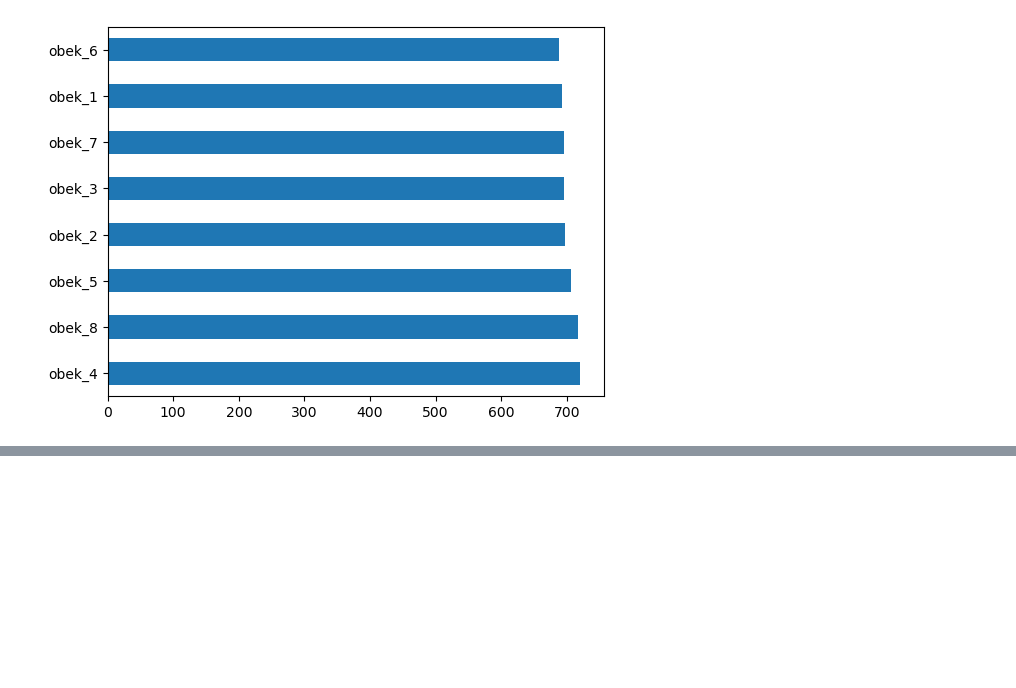
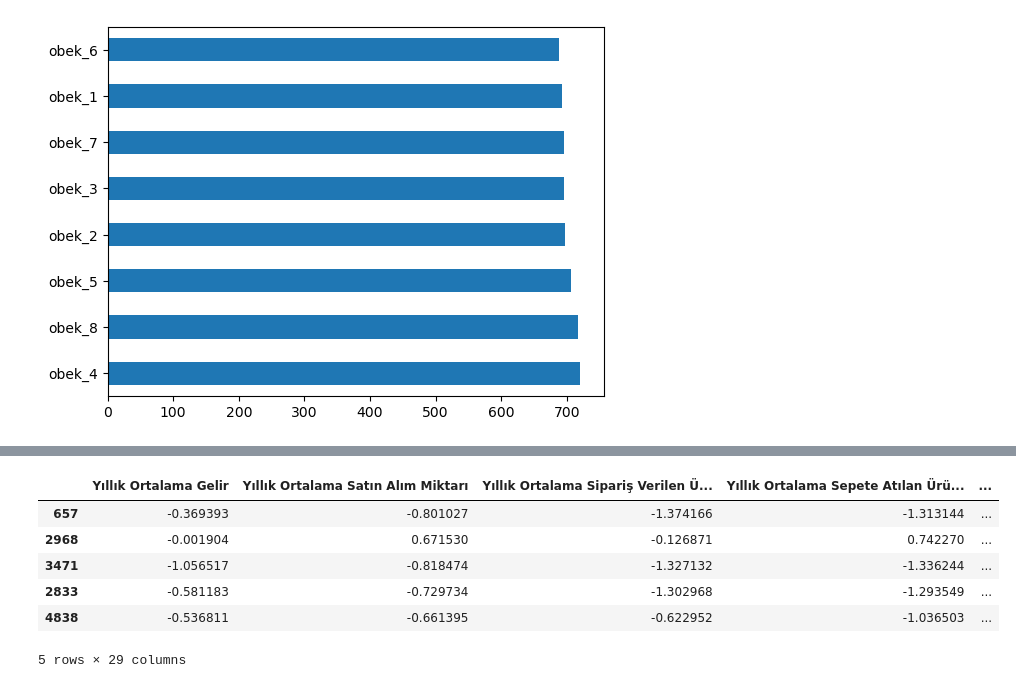
Before and after one commit to lte03/DATATHON2023, a Jupyter notebook: sınıflandırma denemelr.ipynb, the cells around one changed output, grey strips where cells are left out. Saved outputs shown, nothing was run; the diff lists cells and outputs as text; code cells hidden in the pictures; blank space fills up the shorter version.

```diff
--- a/sınıflandırma denemelr.ipynb
+++ b/sınıflandırma denemelr.ipynb
@@ -204,0 +241,4 @@ plt.show()
+# %%
+y=data["Öbek İsmi"]
+# %%
+x=data.drop("Öbek İsmi",axis=1)
@@ -204,0 +270,2 @@ plt.show()
+# %%
+X_train,X_test,y_train,y_test = train_test_split(x,y,test_size=0.2,random_state=42)
@@ -204,0 +330,45 @@ plt.show()
+# %%
+from sklearn.preprocessing import StandardScaler
+
+# Veriyi alın
+# x_train: eğitim verisi
+# x_test: test verisi
+x_train=X_train
+x_test=X_train
+
+
+
+
+# Seçilen dummy değişken sütunları
+selected_dummy_cols = dumy_colons
+
+# Seçilen dummy değişkenleri çıkarın ve kalan sütunlar üzerinde işlem yapın
+x_train_without_dummy = x_train.drop(selected_dummy_cols, axis=1)
+x_test_without_dummy = x_test.drop(selected_dummy_cols, axis=1)
+
+# StandardScaler nesnesini oluşturun
+scaler = StandardScaler()
+
+# Eğitim verisini kullanarak ölçeklendirme işlemini öğrenin ve uygulayın
+x_train_scaled = scaler.fit_transform(x_train_without_dummy)
+
+# Test verisini eğitim verisine göre aynı şekilde ölçeklendirin
+x_test_scaled = scaler.transform(x_test_without_dummy)
+
+# Dummy değişken sütunları ile ölçeklendirilmiş verileri birleştirin
+x_train_scaled_df = pd.DataFrame(x_train_scaled, columns=x_train_without_dummy.columns, index=x_train_without_dummy.index)
+x_test_scaled_df = pd.DataFrame(x_test_scaled, columns=x_test_without_dummy.columns, index=x_test_without_dummy.index)
+
+# Dummy değişken sütunları ekleyerek ölçeklendirilmiş verileri tamamlanmış veriye dönüştürün
+x_train_final = pd.concat([x_train_scaled_df, x_train[selected_dummy_cols]], axis=1)
+x_test_final = pd.concat([x_test_scaled_df, x_test[selected_dummy_cols]], axis=1)
+# %%
+x_test_final.head()
+# %% [output]
+|  | Yıllık Ortalama Gelir | Yıllık Ortalama Satın Alım Miktarı | Yıllık Ortalama Sipariş Verilen Ü... | Yıllık Ortalama Sepete Atılan Ürü... | ... |
+| 657 | -0.369393 | -0.801027 | -1.374166 | -1.313144 | ... |
+| 2968 | -0.001904 | 0.671530 | -0.126871 | 0.742270 | ... |
+| 3471 | -1.056517 | -0.818474 | -1.327132 | -1.336244 | ... |
+| 2833 | -0.581183 | -0.729734 | -1.302968 | -1.293549 | ... |
+| 4838 | -0.536811 | -0.661395 | -0.622952 | -1.036503 | ... |
+5 rows × 29 columns
```
Also changed, not shown: parts of 24 cells of this notebook.
